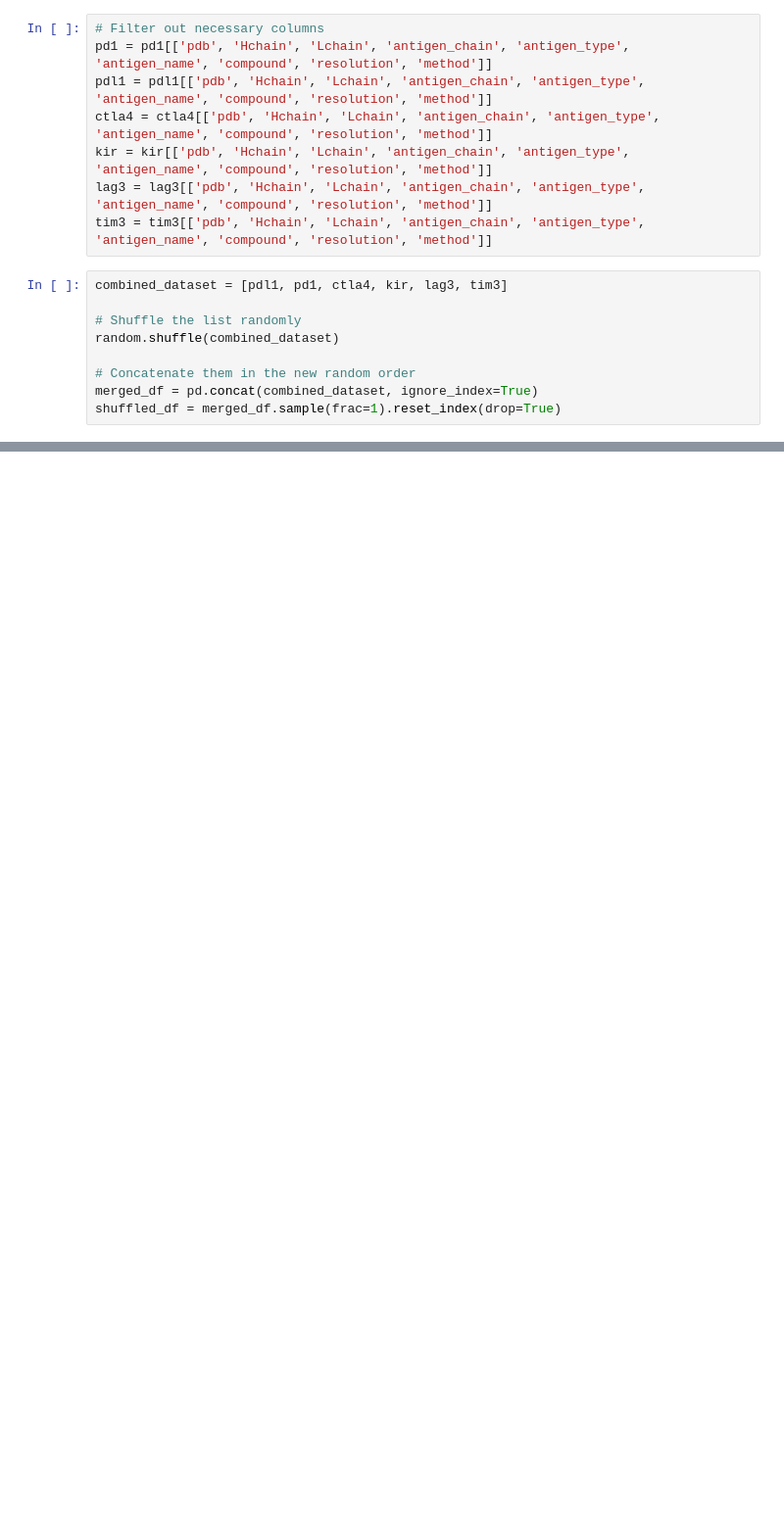
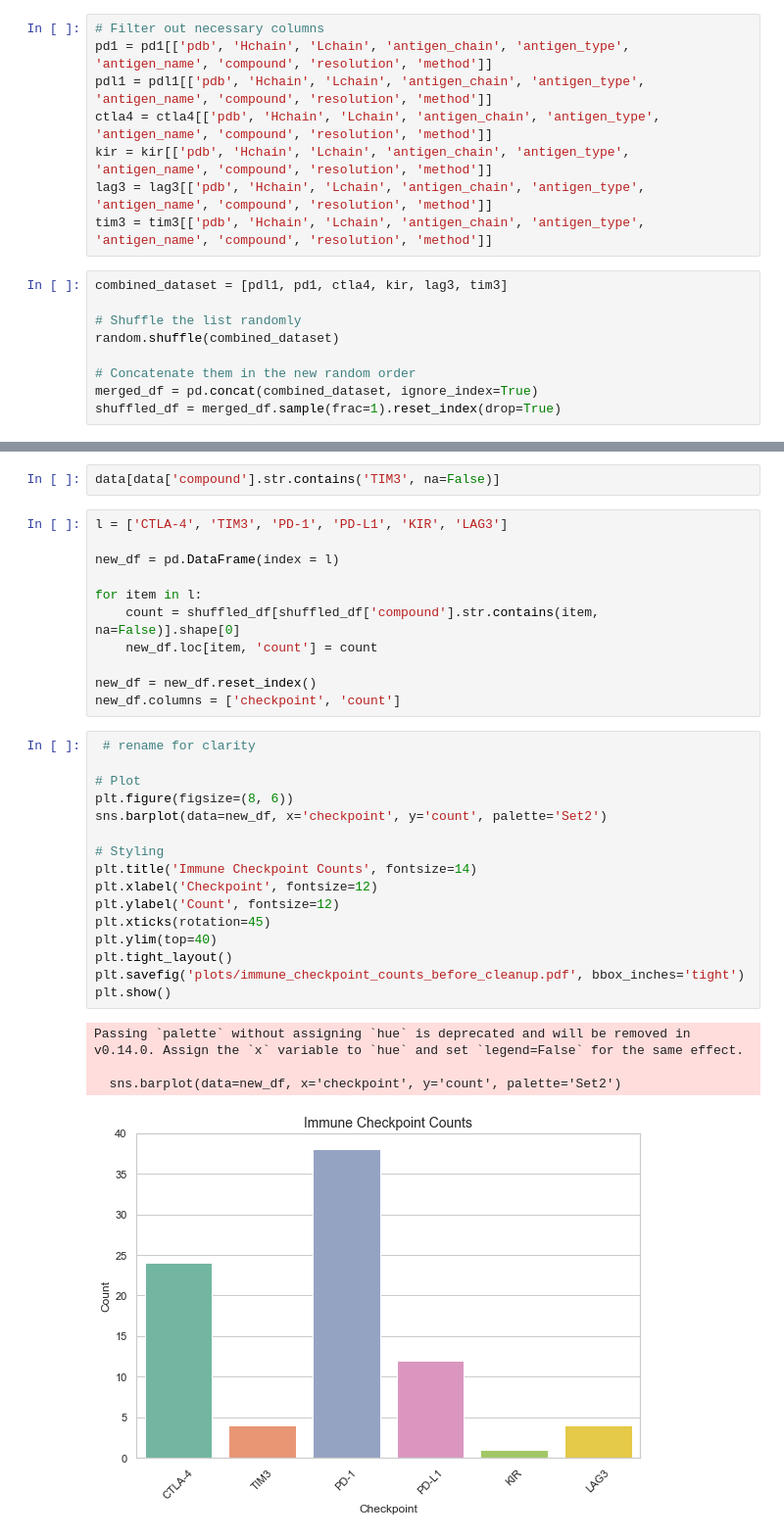
Before and after one commit to datascience-2025-group4/group04-team01, a Jupyter notebook: working_notebook.ipynb, the cells around one changed output, grey strips where cells are left out. Shown at 98% size. Saved outputs shown, nothing was run; the diff lists cells and outputs as text; blank space fills up the shorter version.

```diff
--- a/working_notebook.ipynb
+++ b/working_notebook.ipynb
@@ -55,0 +66,34 @@ print(mvalues_df)
+# %%
+data[data['compound'].str.contains('TIM3', na=False)]
+# %%
+l = ['CTLA-4', 'TIM3', 'PD-1', 'PD-L1', 'KIR', 'LAG3']
+
+new_df = pd.DataFrame(index = l)
+
+for item in l:
+    count = shuffled_df[shuffled_df['compound'].str.contains(item, na=False)].shape[0]
+    new_df.loc[item, 'count'] = count
+
+new_df = new_df.reset_index()
+new_df.columns = ['checkpoint', 'count']
+# %%
+ # rename for clarity
+
+# Plot
+plt.figure(figsize=(8, 6))
+sns.barplot(data=new_df, x='checkpoint', y='count', palette='Set2')
+
+# Styling
+plt.title('Immune Checkpoint Counts', fontsize=14)
+plt.xlabel('Checkpoint', fontsize=12)
+plt.ylabel('Count', fontsize=12)
+plt.xticks(rotation=45)
+plt.ylim(top=40)
+plt.tight_layout()
+plt.savefig('plots/immune_checkpoint_counts_before_cleanup.pdf', bbox_inches='tight')
+plt.show()
+# %% [output]
+Passing `palette` without assigning `hue` is deprecated and will be removed in v0.14.0. Assign the `x` variable to `hue` and set `legend=False` for the same effect.
+
+  sns.barplot(data=new_df, x='checkpoint', y='count', palette='Set2')
+[figure, added]
```
Also changed, not shown: parts of 10 cells of this notebook, 7 other files.
